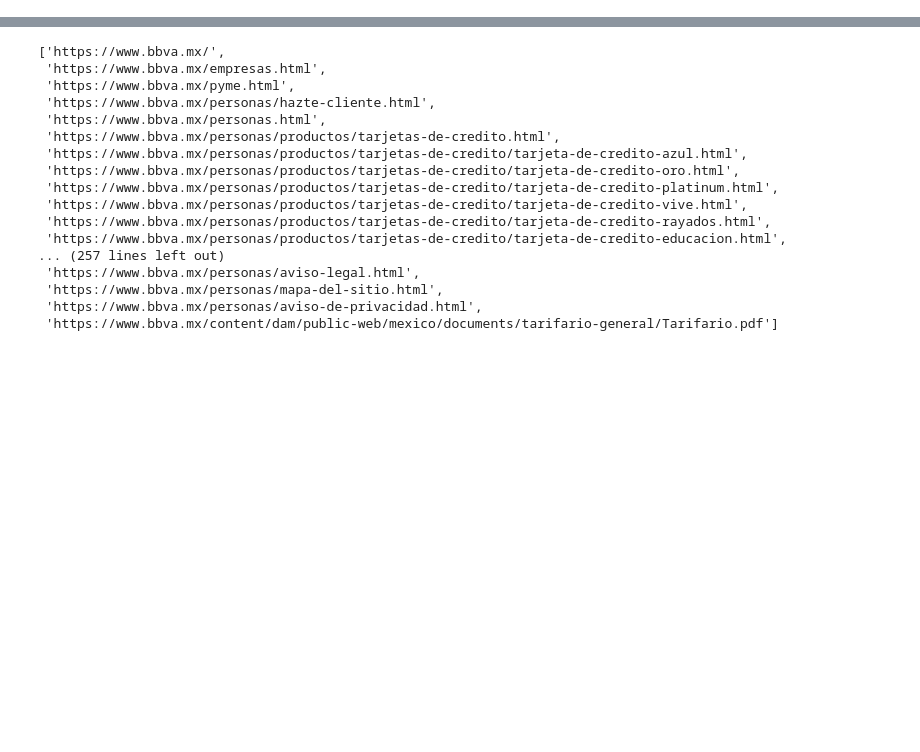
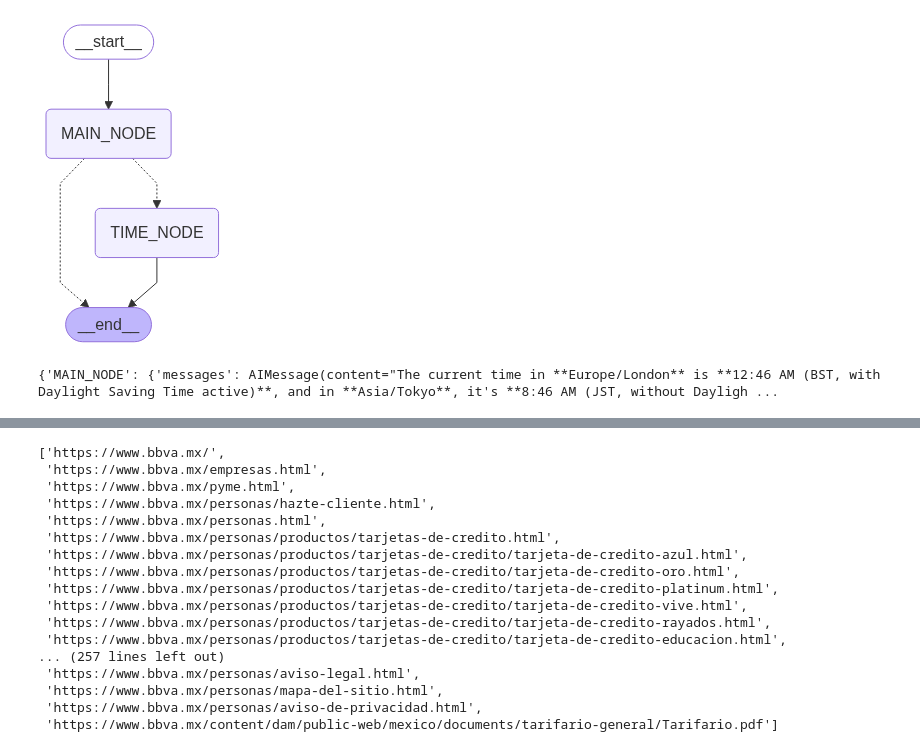
Before and after one commit to FeFedezM/portfolio-lg-bank-assistant, a Jupyter notebook: jupyter/app/main.ipynb, the cells around one changed output, grey strips where cells are left out. Cells and saved outputs as stored; diff of their text form; code cells hidden in the pictures; blank space fills up the shorter version.

```diff
--- a/jupyter/app/main.ipynb
+++ b/jupyter/app/main.ipynb
@@ -35,0 +36,5 @@ bye
+# %%
+server = 'time'
+
+tools = get_tools(server)
+tools
@@ -35,0 +65,2 @@ bye
+# %%
+llm_w_tools = llm.bind_tools(tools)
@@ -35,0 +154,33 @@ bye
+# %%
+def MAIN_NODE(state: MessagesState):
+
+
+    response = llm_w_tools.invoke(state['messages'])
+    response.content = response.content.split("</think>\n\n")[-1]
+
+    return {'messages': response}
+# %%
+def MCP_TOOL_EDGE(state: MessagesState) -> Literal[END, "TIME_NODE"]:
+
+    if state['messages'][-1].tool_calls:
+        return "TIME_NODE"
+
+    return END
+# %%
+from IPython.display import Image, display
+
+builder = StateGraph(MessagesState)
+
+builder.add_node('MAIN_NODE',MAIN_NODE)
+builder.add_node('TIME_NODE',TIME_NODE)
+
+builder.add_edge(START, 'MAIN_NODE')
+builder.add_conditional_edges('MAIN_NODE', MCP_TOOL_EDGE)
+
+checkpointer = InMemorySaver()
+
+grah = builder.compile(checkpointer=checkpointer)
+
+display(Image(grah.get_graph().draw_mermaid_png()))
+# %% [output]
+[figure, added]
@@ -35,0 +189,5 @@ bye
+# %%
+for state in grah.stream({template},config=config, stream_mode="updates"):
+    print(state)
+# %% [output]
+{'MAIN_NODE': {'messages': AIMessage(content="The current time in **Europe/London** is **12:46 AM (BST, with Daylight Saving Time active)**, and in **Asia/Tokyo**, it's **8:46 AM (JST, without Dayligh ...
```
Also changed, not shown: parts of 38 cells of this notebook, 3 other files.
